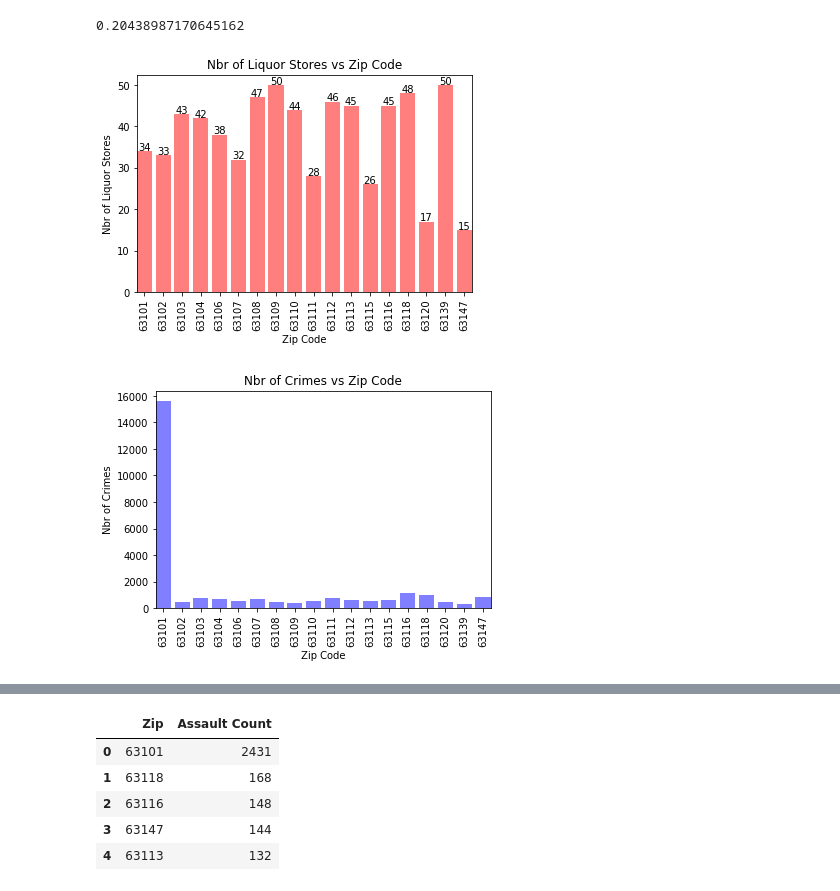
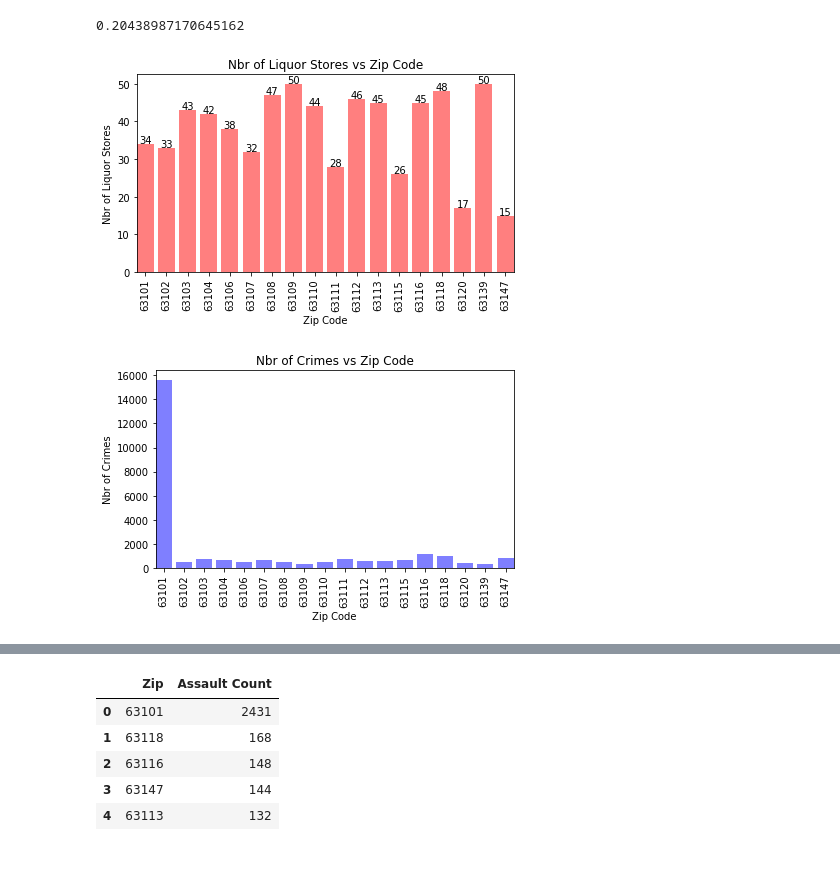
Before and after one commit to lonnykramer/project_one, a Jupyter notebook: liquor_store_project-Copy1.ipynb, the cells around one changed output, grey strips where cells are left out. Drawn from its saved outputs; the diff is of its cells as text; code cells hidden in the pictures; blank space fills up the shorter version.

```diff
--- a/liquor_store_project-Copy1.ipynb
+++ b/liquor_store_project-Copy1.ipynb
@@ -774,34 +775,35 @@ x_axis = np.arange(len(zip_codes))
 y_axis = zip_final_df['Liquor Stores']
 
 
 plt.title("Nbr of Liquor Stores vs Zip Code")
 x_label = "Zip Code"
 y_label = "Nbr of Liquor Stores"
 plt.xlabel(x_label)
 plt.ylabel(y_label)
 
 #plt.figure(figsize=(20,10))
 plt.bar(zip_codes, y_axis, color='r', alpha=0.5, align="center")
 plt.xticks(rotation=90)
 plt.autoscale(enable=True, axis='x', tight=True)
 
 ###
 
 #plt.text() , you need to give (x,y) location , where you want to put the numbers,
 #So here index will give you x pos and data+1 will provide a little gap in y axis.
 for index,data in enumerate(y_axis):
     plt.text(x=index , y =data+.2 , s=f"{data}" , horizontalalignment='center', fontdict=dict(fontsize=10))
 
+plt.tight_layout()
 ###
 
 
 # Save Figure
 plt.savefig("Zip_Stores_Plot")
 
 # Show plot - example
 plt.show()
 # %% [output]
-[figure, old version]
+[figure, new version]
 # %%
 # bar chart Crimes vs Zip
 zip_codes = "63101","63102","63103","63104","63106","63107","63108","63109","63110","63111","63112","63113","63115","63116","63118","63120","63139","63147"
@@ -819,14 +821,14 @@ plt.ylabel(y_label)
 plt.bar(zip_codes, y_axis, color='b', alpha=0.5, align="center")
 plt.xticks(rotation=90)
 plt.autoscale(enable=True, axis='x', tight=True)
-
+plt.tight_layout()
 # Save Figure
 plt.savefig("Zip_Crime_Plot")
 
 # Show plot - example
 plt.show()
 # %% [output]
-[figure, old version]
+[figure, new version]
 # %%
 stl_crime_categories = pd.concat(map(pd.read_csv, glob.glob(os.path.join("vince-crime-data-8-29.csv"))))
 stl_crime_categories.head(400)
```
Also changed, not shown: parts of 2 cells of this notebook.
